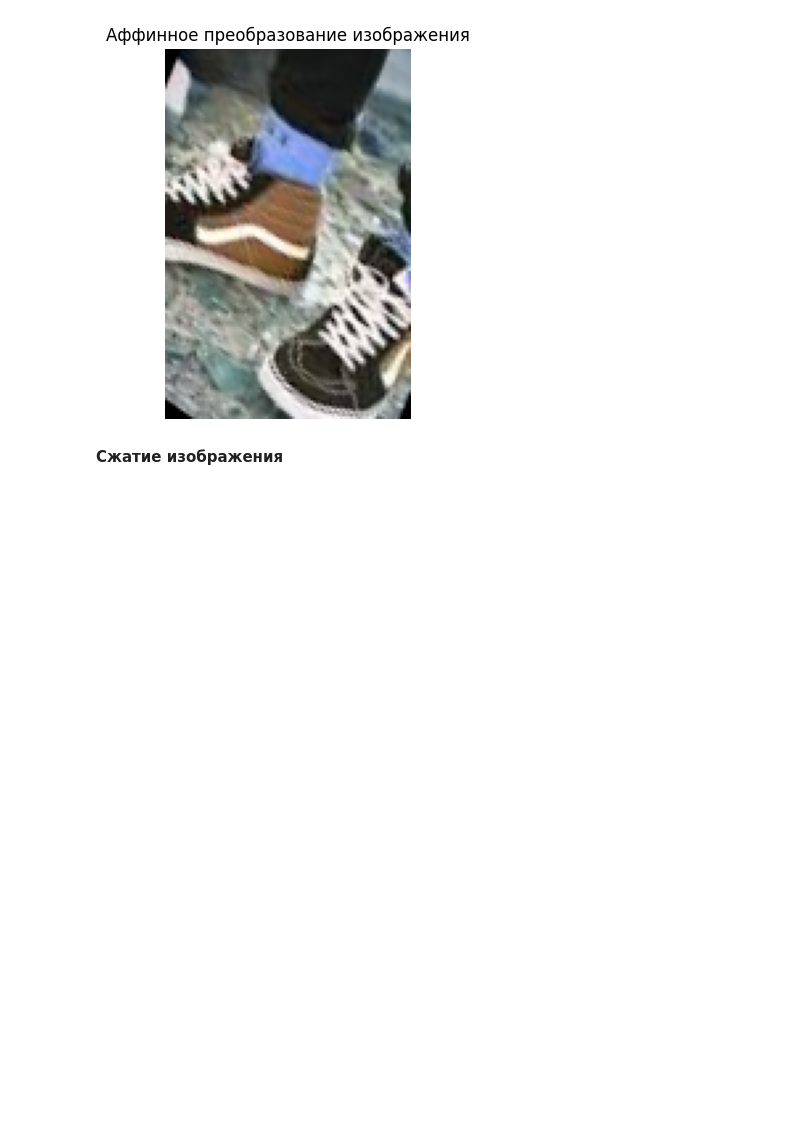
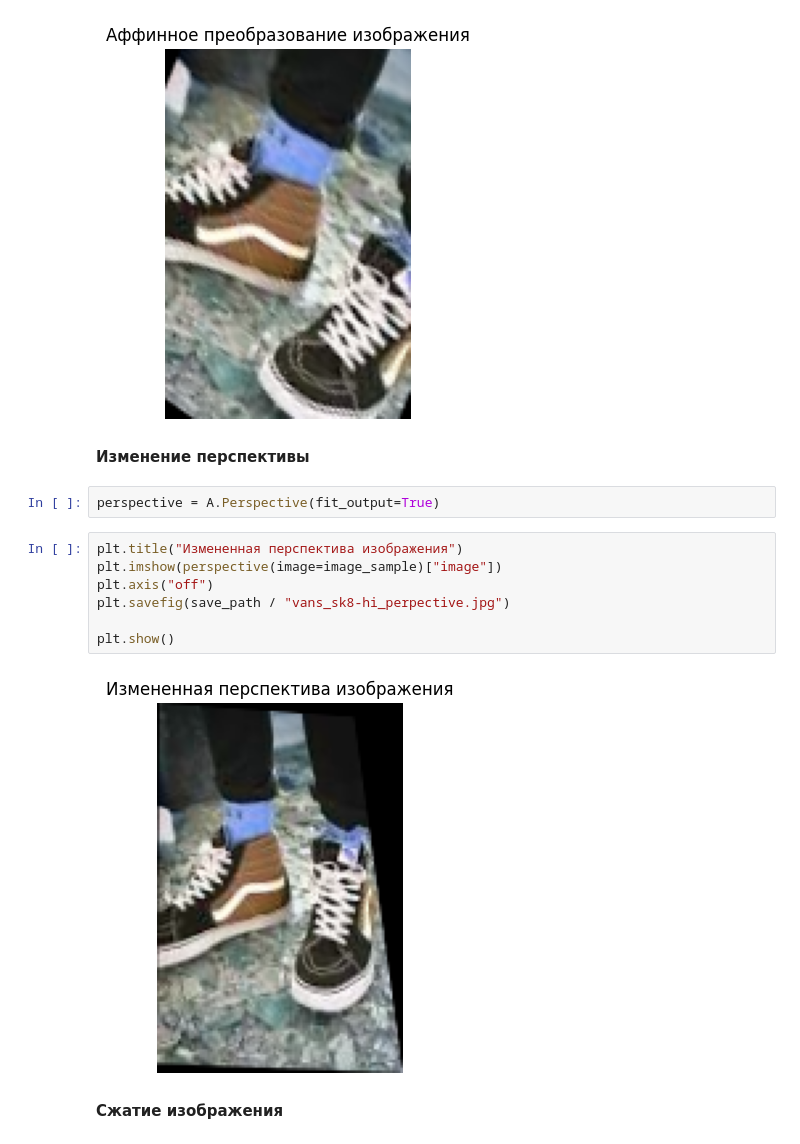
Before and after one commit to xan-d-or/sneakers-hse, a Jupyter notebook: notebooks/2-exploration/augmentation.ipynb, the cells around one changed output. Cells and saved outputs as stored; diff of their text form; blank space fills up the shorter version.

```diff
--- a/notebooks/2-exploration/augmentation.ipynb
+++ b/notebooks/2-exploration/augmentation.ipynb
@@ -131,6 +140,19 @@ plt.savefig(save_path / "vans_sk8-hi_affine.jpg")
 plt.show()
 # %% [output]
 [figure]
+# %% [markdown]
+**Изменение перспективы**
+# %%
+perspective = A.Perspective(fit_output=True)
+# %%
+plt.title("Измененная перспектива изображения")
+plt.imshow(perspective(image=image_sample)["image"])
+plt.axis("off")
+plt.savefig(save_path / "vans_sk8-hi_perpective.jpg")
+
+plt.show()
+# %% [output]
+[figure, added]
 # %% [markdown]
 **Сжатие изображения**
 # %% [markdown]
```
Also changed, not shown: parts of 2 cells of this notebook.
